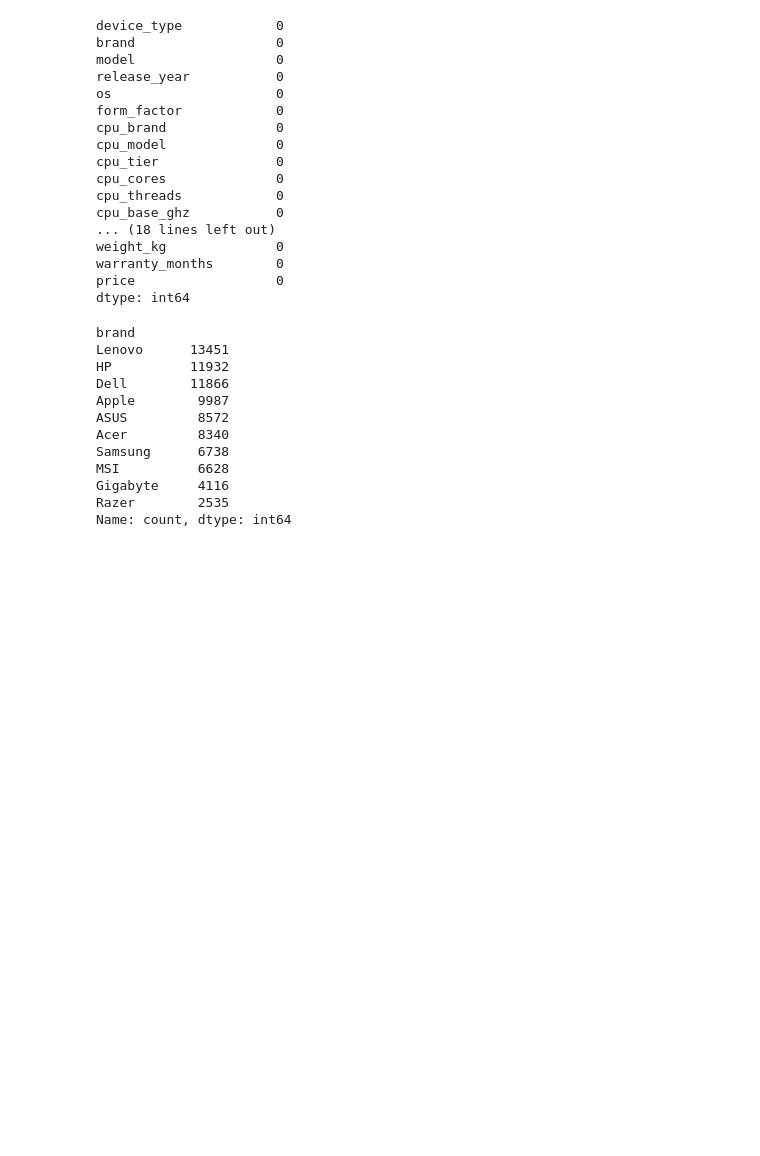
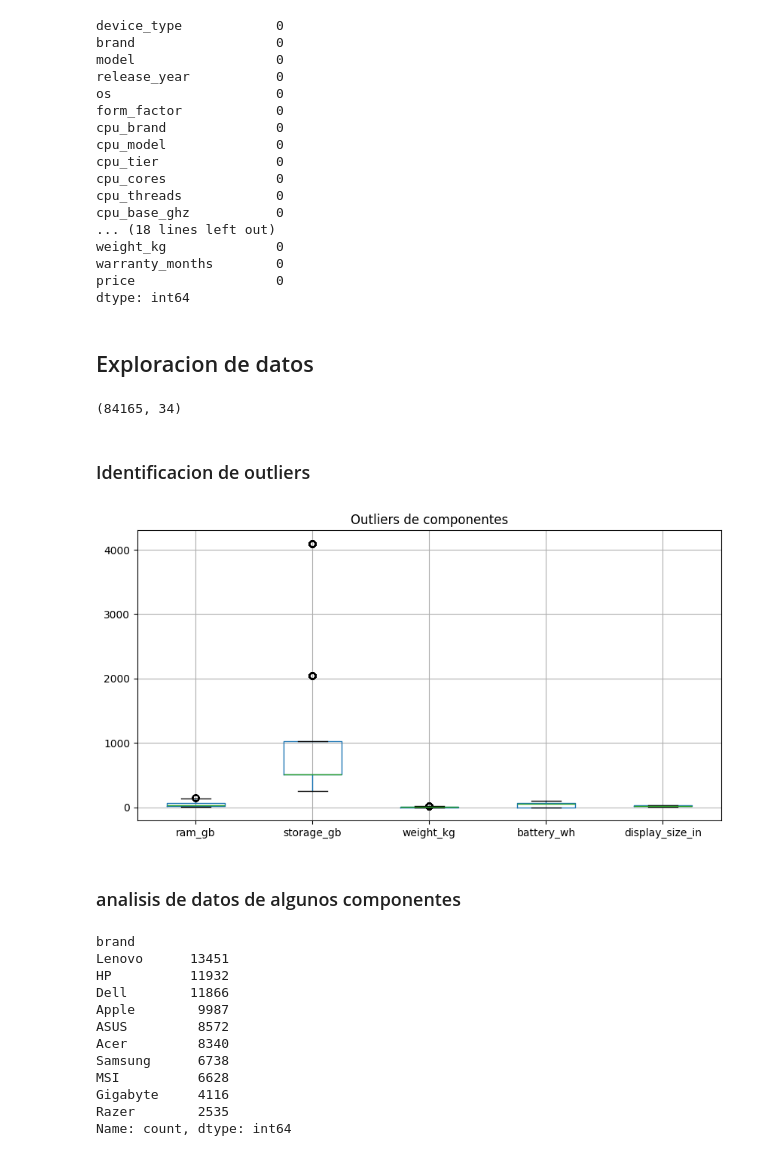
Before and after one commit to DianaaVelez/Proyecto_Analitica, a Jupyter notebook: Proyecto_Analitica.ipynb, the cells around one changed output. Cells and saved outputs as stored; diff of their text form; code cells hidden in the pictures; blank space fills up the shorter version.

Commit message:
analisis exploratorio

```diff
--- a/Proyecto_Analitica.ipynb
+++ b/Proyecto_Analitica.ipynb
@@ -51,6 +74,24 @@ dtype: int64
 df['id'] = range(1, len(df) + 1)
 df = df[df["release_year"] != 2025].copy()
 df.to_excel('computer_prices_all.xlsx', index=False)
+# %% [markdown]
+## Exploracion de datos
+# %%
+df.shape
+# %% [output]
+(84165, 34)
+# %% [markdown]
+### Identificacion de outliers
+# %%
+columnas = ["ram_gb", "storage_gb", "weight_kg", "battery_wh", "display_size_in"]
+plt.figure(figsize=(10, 5))
+df[columnas].boxplot()
+plt.title("Outliers de componentes")
+plt.show()
+# %% [output]
+[figure, added]
+# %% [markdown]
+### analisis de datos de algunos componentes
 # %%
 df["brand"].value_counts()
 # %% [output]
```
Also changed, not shown: parts of 15 cells of this notebook, 2 other files.
